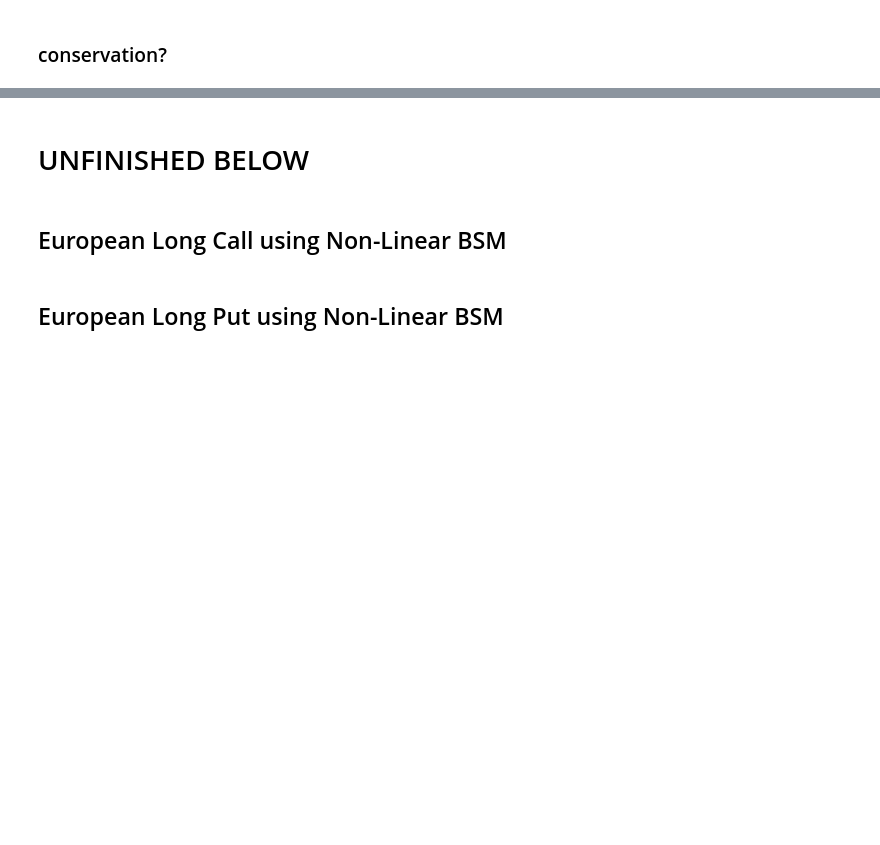
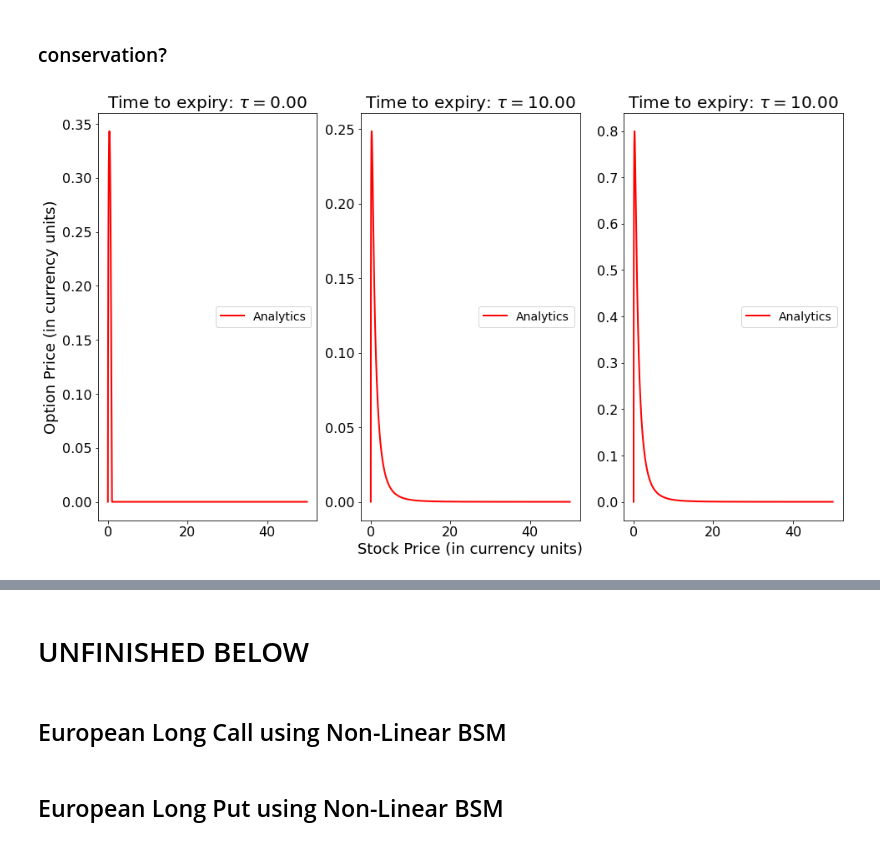
Before and after one commit to tdore738/Simple-Pricing, a Jupyter notebook: Black-Scholes-And_Friends/Linear_Black-Scholes-Merton.ipynb, the cells around one changed output, grey strips where cells are left out. Saved outputs shown, nothing was run; the diff lists cells and outputs as text; code cells hidden in the pictures; blank space fills up the shorter version.

```diff
--- a/Black-Scholes-And_Friends/Linear_Black-Scholes-Merton.ipynb
+++ b/Black-Scholes-And_Friends/Linear_Black-Scholes-Merton.ipynb
@@ -925,2 +981,66 @@ for ax in fig.axes:
 # %% [markdown]
 ### conservation?
+# %%
+Ns, Nt = 8000,150
+Tc = 10.
+Sm = 50
+tau = np.linspace(0,Tc,Nt)
+S = np.linspace(0,Sm,Ns)
+
+Max_S_to_Plot = Sm
+time1,time2,time3 = T,T/2.,0.
+ind1,ind2,ind3 = nearest_ind(tau,time1),nearest_ind(tau,time2),nearest_ind(tau,time3)
+
+
+t1,t2,t3 = tau[ind1],tau[ind2],tau[ind3]
+# f1,f2,f3 = f[ind1],f[ind2],f[ind3]
+exSol = np.vectorize(lambda s,t: option_test_2.BSM_sol(t,s))
+cut = nearest_ind(S,Max_S_to_Plot)+1
+# Scut,f1cut,f2cut,f3cut = S[:cut],f1[:cut],f2[:cut],f3[:cut]
+Scut = S[:cut]
+sol1,sol2,sol3 = exSol(Scut,t1), exSol(Scut,t2), exSol(Scut,t3)
+
+
+
+
+fig, (ax1,ax2,ax3) = plt.subplots(1,3,figsize=(16,9))
+
+R = 2*r/(sigma*sigma)
+alpha = (1-R)/2
+beta = -0.25*(1+R)*(1+R)
+tauScale = sigma*sigma/2
+
+
+u_sol1 = (sol1/strike_price)*( (Scut/strike_price)**(-alpha) )*np.exp(-beta*time1*tauScale)
+# u_f1cut = (f1cut/strike_price)*( (Scut/strike_price)**(-alpha) )*np.exp(-beta*time1*tauScale)
+ax3.plot(Scut,u_sol1,color='r',linewidth=2,label='Analytics')
+# ax3.plot(Scut,u_f1cut,color='g',linewidth=2,label='Numerics',linestyle='--')
+ax3.set_title(r'Time to expiry: $\tau={0:.2f}$'.format(t1),fontsize=20)
+
+u_sol2 = (sol2/strike_price)*( (Scut/strike_price)**(-alpha) )*np.exp(-beta*time2*tauScale)
+# u_f2cut = (f2cut/strike_price)*( (Scut/strike_price)**(-alpha) )*np.exp(-beta*time2*tauScale)
+ax2.plot(Scut,u_sol2,color='r',linewidth=2,label='Analytics')
+# ax2.plot(Scut,u_f2cut,color='g',linewidth=2,label=r'Numerics',linestyle='--')
+ax2.set_title(r'Time to expiry: $\tau={0:.2f}$'.format(t2),fontsize=20)
+ax2.set_xlabel("Stock Price (in currency units)",size=18)
+
+u_sol3 = (sol3/strike_price)*( (Scut/strike_price)**(-alpha) )*np.exp(-beta*time3*tauScale)
+# u_f3cut = (f3cut/strike_price)*( (Scut/strike_price)**(-alpha) )*np.exp(-beta*time3*tauScale)
+ax1.plot(Scut,u_sol3,color='r',linewidth=2,label='Analytics')
+# ax1.plot(Scut,u_f3cut,color='g',linewidth=2,label='Numerics',linestyle="--")
+ax1.set_title(r'Time to expiry: $\tau={0:.2f}$'.format(t3),fontsize=20)
+ax1.set_ylabel("Option Price (in currency units)", size=18)
+
+Smax = Scut[-1]
+# fmax = np.amax(f3cut)
+for ax in fig.axes:
+#     ax.hlines(strike_price,-1,Smax*(1+0.05),color='k',linewidth=1,label=r'$K$ (strike price)')
+#     ax.plot(Scut,np.where(strike_price - Scut>0,strike_price - Scut,0),color='k',linestyle=':'
+#             ,linewidth=2,label="Expiry Condition")
+#     ax.set_xlim((-.05,Smax*(1+0.05)))
+#     ax.set_ylim((-0.01,fmax*(1+0.25)))
+    ax.tick_params(axis='x', labelsize=16)
+    ax.tick_params(axis='y', labelsize=16)
+    ax.legend(fontsize=14,loc='center right')
+# %% [output]
+[figure, added]
```
Also changed, not shown: parts of 24 cells of this notebook.
